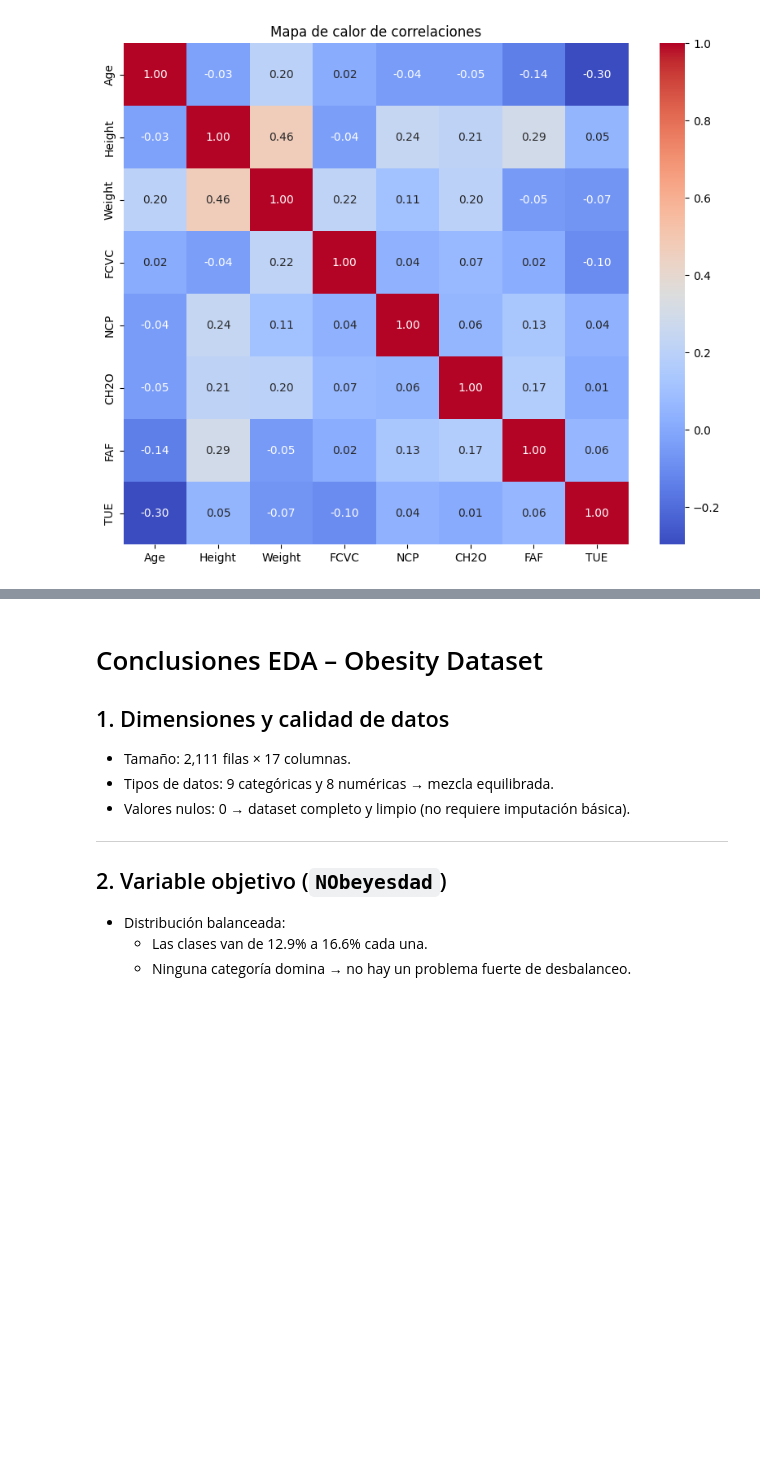
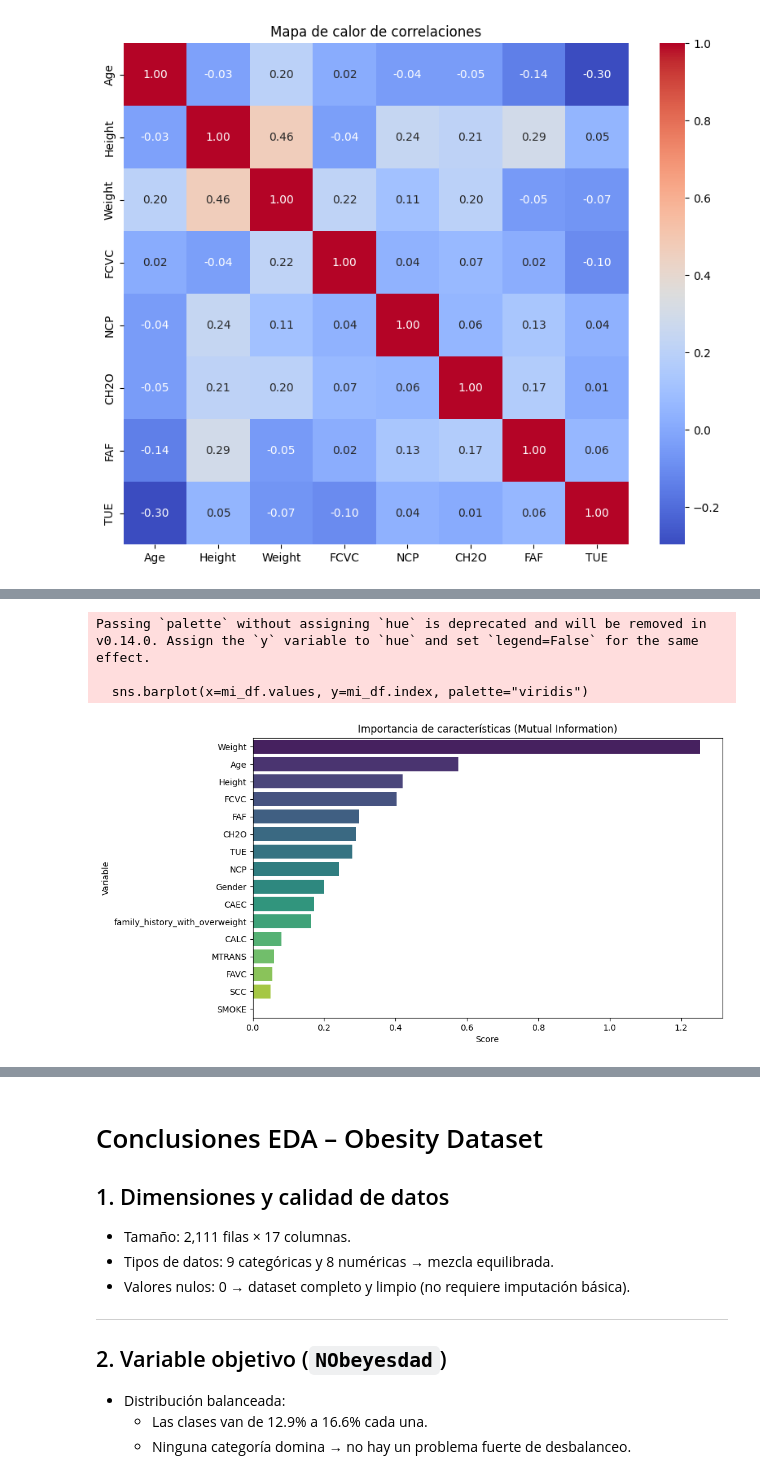
Before and after one commit to JPablozc/Proyecto-mlops, a Jupyter notebook: notebooks/EDA.ipynb, the cells around one changed output, grey strips where cells are left out. Drawn from its saved outputs; the diff is of its cells as text; code cells hidden in the pictures; blank space fills up the shorter version.

```diff
--- a/notebooks/EDA.ipynb
+++ b/notebooks/EDA.ipynb
@@ -140,0 +152,7 @@ plt.show()
+# %%
+#Encoding Label (rápido y compacto, mejor para correlación)
+
+df_encoded = df.copy()
+le = LabelEncoder()
+for col in cat_vars:
+    df_encoded[col] = le.fit_transform(df_encoded[col].astype(str))
@@ -140,0 +186,21 @@ plt.show()
+# %%
+target = "NObeyesdad"  #variable objetivo
+
+# Mutual Information (funciona con numéricas + categóricas)
+X = df_encoded.drop(columns=[target])
+y = df_encoded[target]
+mi_scores = mutual_info_classif(X, y, discrete_features="auto")
+
+mi_df = pd.Series(mi_scores, index=X.columns).sort_values(ascending=False)
+
+plt.figure(figsize=(10,6))
+sns.barplot(x=mi_df.values, y=mi_df.index, palette="viridis")
+plt.title("Importancia de características (Mutual Information)")
+plt.xlabel("Score")
+plt.ylabel("Variable")
+plt.show()
+# %% [output]
+Passing `palette` without assigning `hue` is deprecated and will be removed in v0.14.0. Assign the `y` variable to `hue` and set `legend=False` for the same effect.
+
+  sns.barplot(x=mi_df.values, y=mi_df.index, palette="viridis")
+[figure, added]
```
Also changed, not shown: parts of 6 cells of this notebook, 1 other file.
